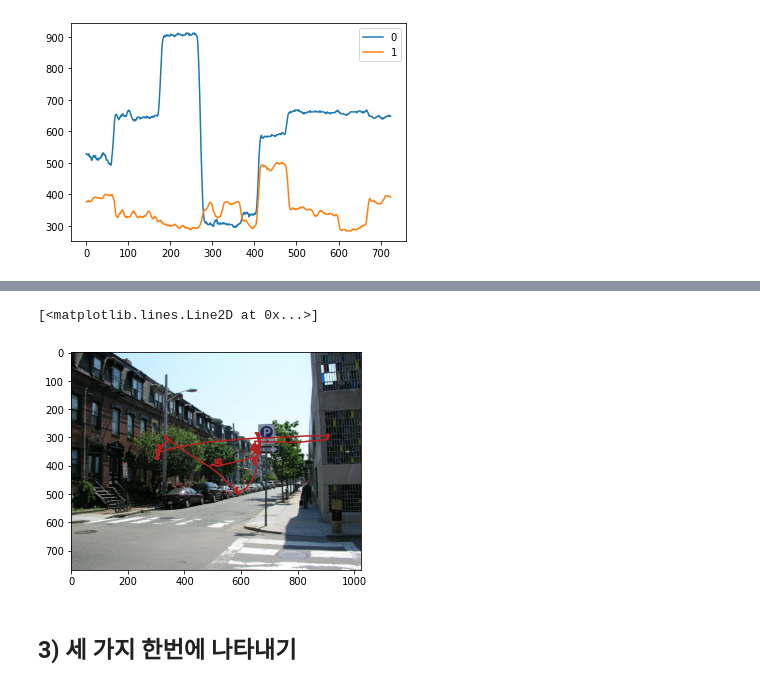
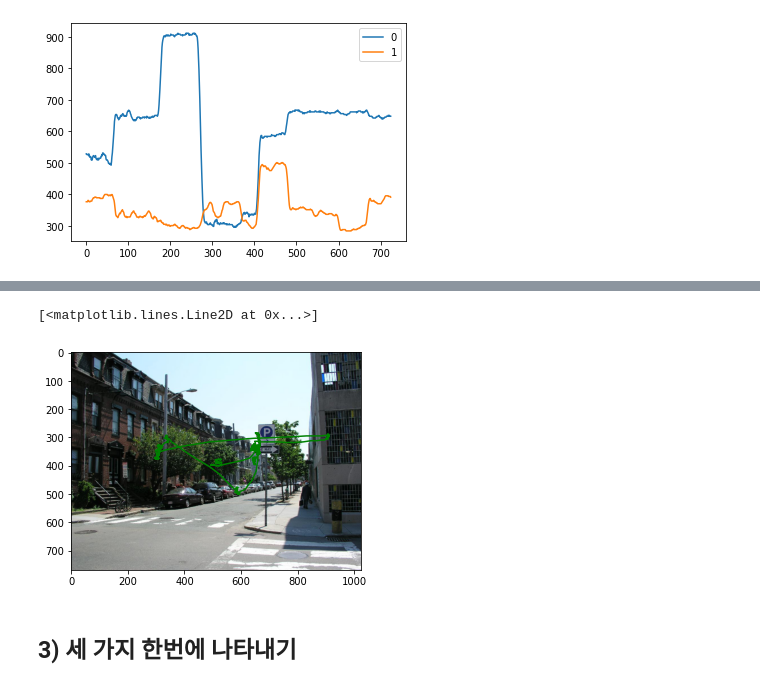
Before and after one commit to Jueunkim429/Human-Computer-Interaction, a Jupyter notebook: Where_people_look.ipynb, the cells around one changed output, grey strips where cells are left out. Drawn from its saved outputs; the diff is of its cells as text; code cells hidden in the pictures.

```diff
--- a/Where_people_look.ipynb
+++ b/Where_people_look.ipynb
@@ -224,5 +225,3 @@ pdata3.plot()
 # %% [output]
 <matplotlib.axes._subplots.AxesSubplot at 0x...>
 [figure]
-# %%
-pdata3.drop([723,724], inplace=True)
@@ -234,12 +228,12 @@ pdata3.plot()
 # %%
 img = plt.imread('/content/drive/MyDrive/Colab Notebooks/eyesample_stim.jpeg')
 
 fig,ax=plt.subplots()
 ax.imshow(img)
-ax.plot(pdata3[0],pdata3[1],color='firebrick')
+ax.plot(pdata3[0],pdata3[1],color='green')
 # %% [output]
 [<matplotlib.lines.Line2D at 0x...>]
-[figure, old version]
+[figure, new version]
 # %% [markdown]
 ## 3) 세 가지 한번에 나타내기
 # %%
```
Also changed, not shown: parts of 5 cells of this notebook.
